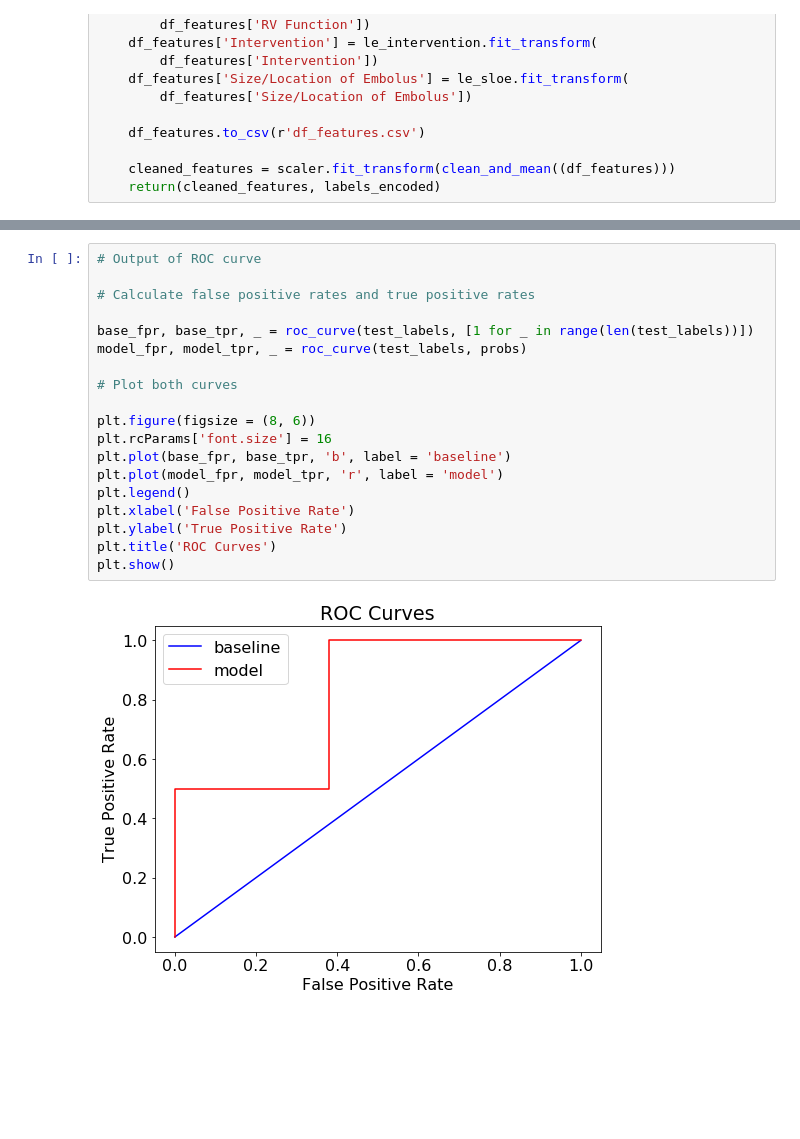
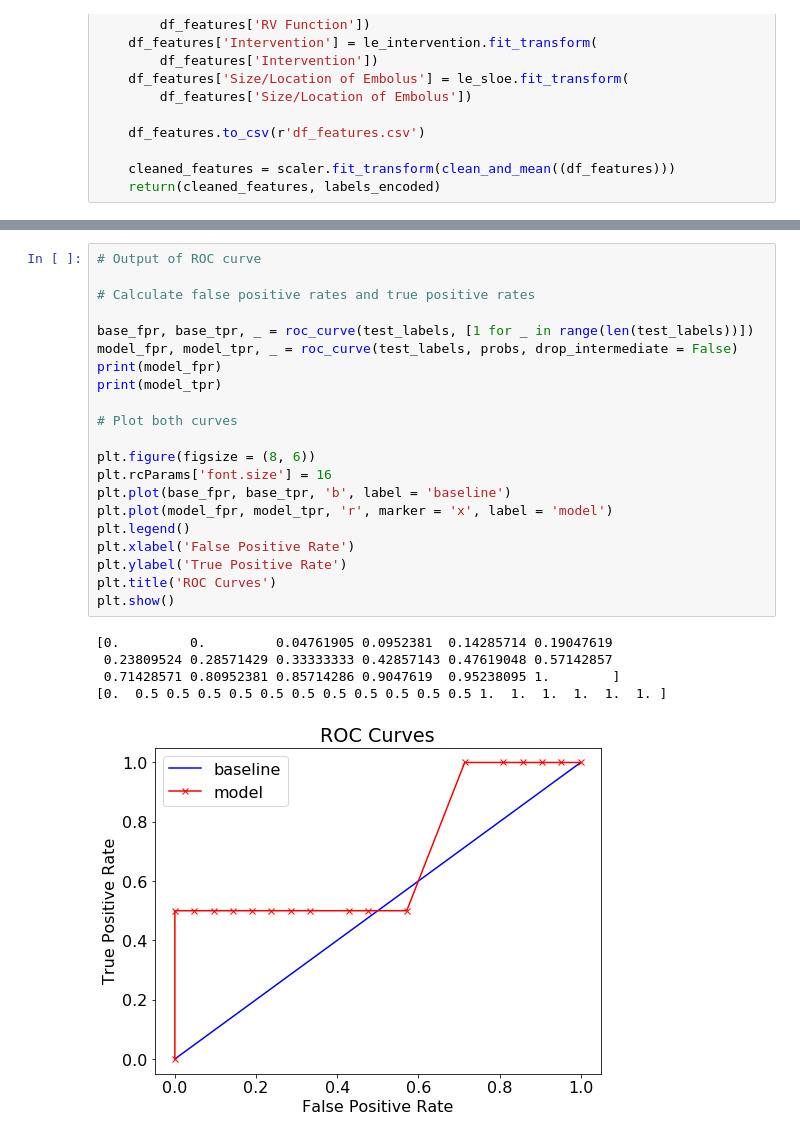
Before and after one commit to nitro41992/cs634-final-project, a Jupyter notebook: Scar Report.ipynb, the cells around one changed output, grey strips where cells are left out. Drawn from its saved outputs; the diff is of its cells as text; blank space fills up the shorter version.

```diff
--- a/Scar Report.ipynb
+++ b/Scar Report.ipynb
@@ -192,24 +201,30 @@ probs = model.predict_proba(test)[:, 1]
 # %%
 # Output of ROC curve
 
 # Calculate false positive rates and true positive rates
 
 base_fpr, base_tpr, _ = roc_curve(test_labels, [1 for _ in range(len(test_labels))])
-model_fpr, model_tpr, _ = roc_curve(test_labels, probs)
+model_fpr, model_tpr, _ = roc_curve(test_labels, probs, drop_intermediate = False)
+print(model_fpr)
+print(model_tpr)
 
 # Plot both curves
 
 plt.figure(figsize = (8, 6))
 plt.rcParams['font.size'] = 16
 plt.plot(base_fpr, base_tpr, 'b', label = 'baseline')
-plt.plot(model_fpr, model_tpr, 'r', label = 'model')
+plt.plot(model_fpr, model_tpr, 'r', marker = 'x', label = 'model')
 plt.legend()
 plt.xlabel('False Positive Rate')
 plt.ylabel('True Positive Rate')
 plt.title('ROC Curves')
 plt.show()
 # %% [output]
+[0.         0.         0.04761905 0.0952381  0.14285714 0.19047619
+ 0.23809524 0.28571429 0.33333333 0.42857143 0.47619048 0.57142857
+ 0.71428571 0.80952381 0.85714286 0.9047619  0.95238095 1.        ]
+[0.  0.5 0.5 0.5 0.5 0.5 0.5 0.5 0.5 0.5 0.5 0.5 1.  1.  1.  1.  1.  1. ]
-[figure, old version]
+[figure, new version]
 # %%
 # Precision-Recall curve
 
```
Also changed, not shown: parts of 6 cells of this notebook, 2 other files.
